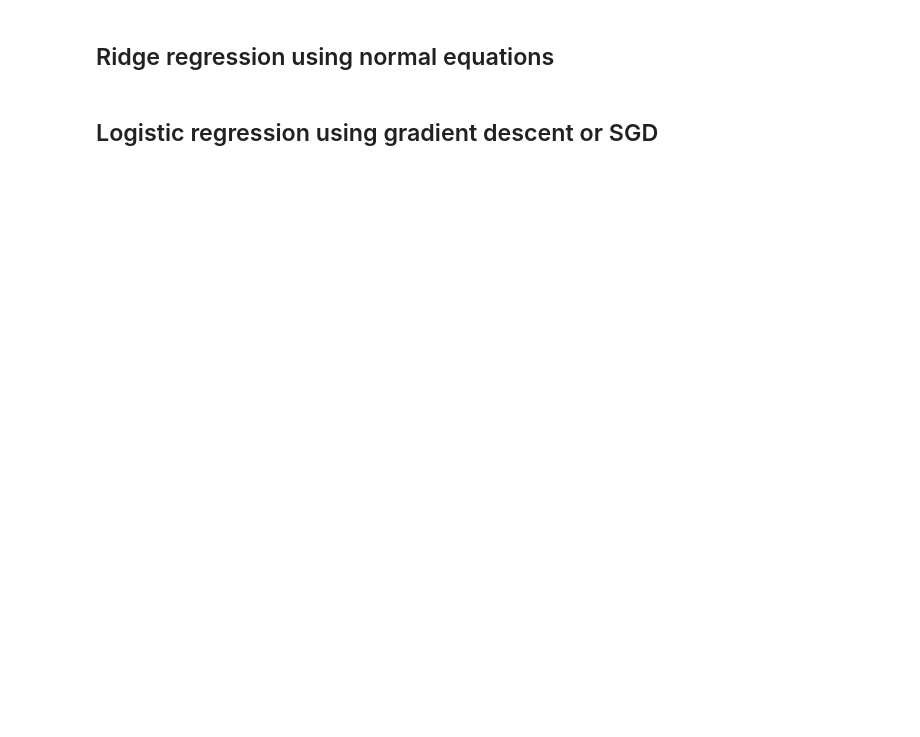
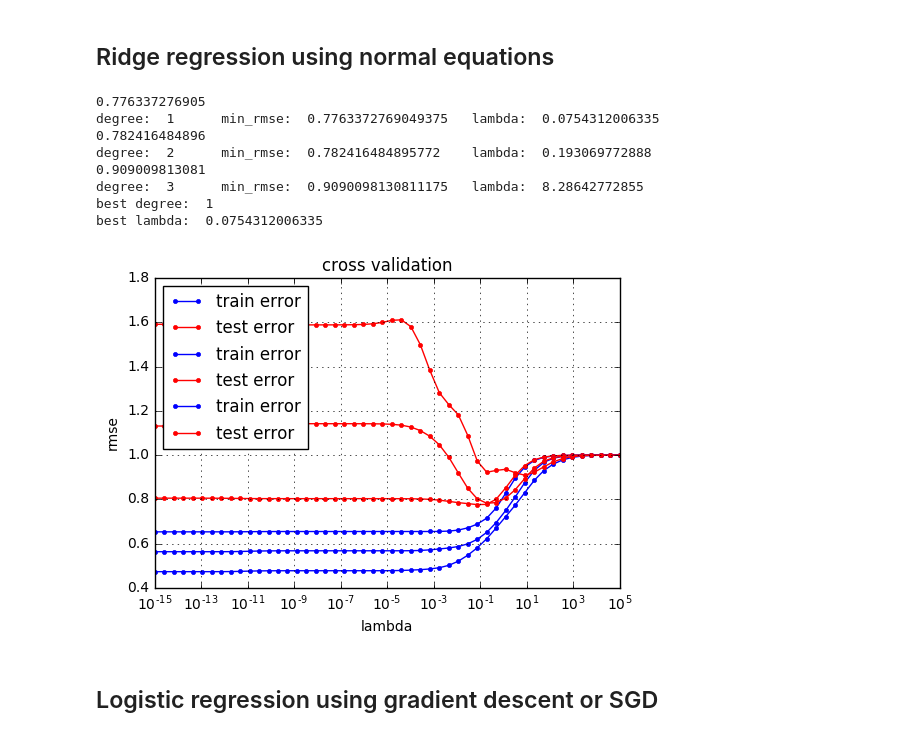
Before and after one commit to dsar/Higgs_Boson-Challenge, a Jupyter notebook: scripts/project1.ipynb, the cells around one changed output. Saved outputs shown, nothing was run; the diff lists cells and outputs as text; code cells hidden in the pictures; blank space fills up the shorter version.

```diff
--- a/scripts/project1.ipynb
+++ b/scripts/project1.ipynb
@@ -142,5 +135,33 @@ parameters w:  [ -3.14664000e-01   1.04652995e-02  -2.54719228e-01  -2.63502968e
 # %% [markdown]
 ## Ridge regression using normal equations
+# %%
+from ridge_regression import cross_validation_ridge_regression
+from build_polynomial import build_poly
+
+degrees = range(1,4)
+degree_lambdas = []
+degree_min_rmse = []
+for d in degrees:
+    m,l = (cross_validation_ridge_regression(y,tX,degree=d,k_fold=10))
+    print('degree: ',d,'\tmin_rmse: ',m,'\tlambda: ',l)
+    degree_lambdas.append(l)
+    degree_min_rmse.append(m)
+
+degree_minmin_rmse = min(degree_min_rmse)
+best_rr_degree = degrees[degree_min_rmse.index(degree_minmin_rmse)]
+print('best degree: ',best_rr_degree)
+best_rr_lambda = degree_lambdas[best_rr_degree-1]
+print('best lambda: ',best_rr_lambda)
+# %% [output]
+0.776337276905
+degree:  1      min_rmse:  0.7763372769049375   lambda:  0.0754312006335
+0.782416484896
+degree:  2      min_rmse:  0.782416484895772    lambda:  0.193069772888
+0.909009813081
+degree:  3      min_rmse:  0.9090098130811175   lambda:  8.28642772855
+best degree:  1
+best lambda:  0.0754312006335
+[figure, added]
 # %%
 from ridge_regression import ridge_regression
 
```
Also changed, not shown: parts of 27 cells of this notebook, 13 other files.
